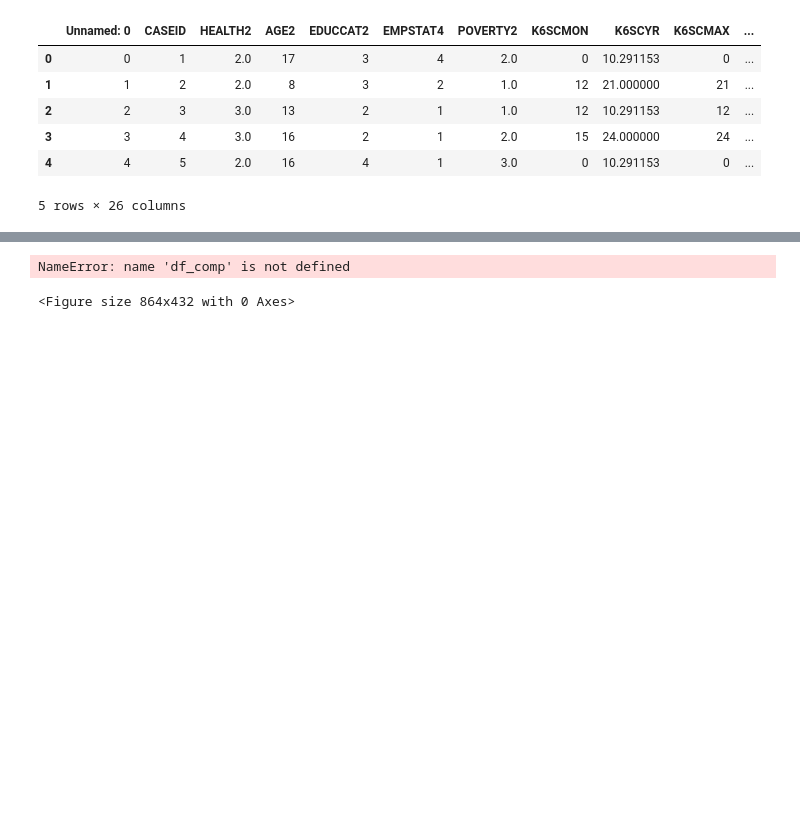
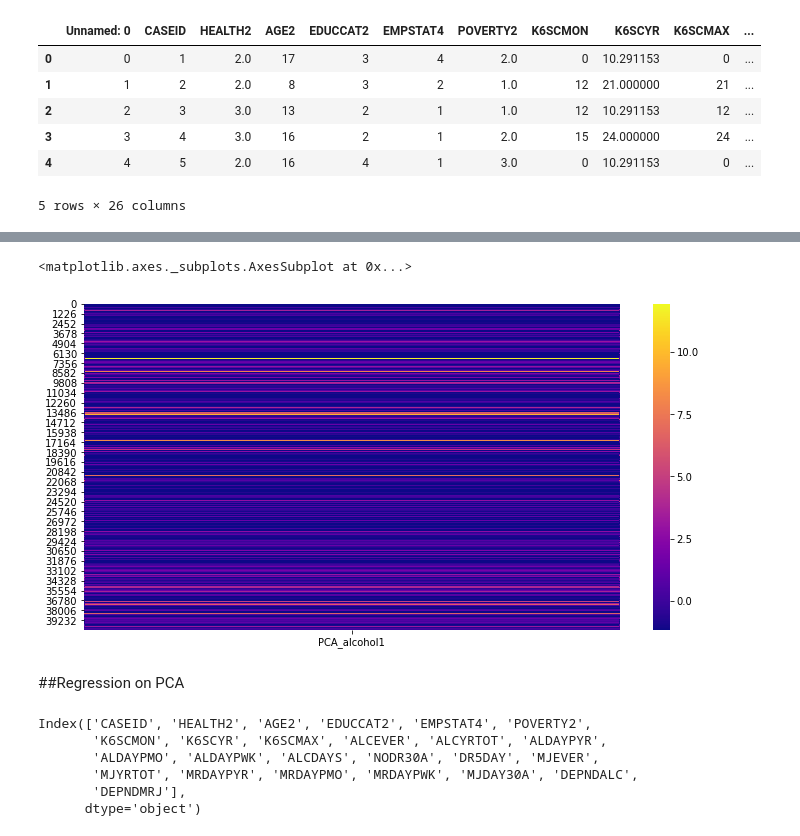
Before and after one commit to 06fsantos/DA_Mental_Illness, a Jupyter notebook: DA_Mental_Illness/PCA.ipynb, the cells around one changed output, grey strips where cells are left out. Saved outputs shown, nothing was run; the diff lists cells and outputs as text; code cells hidden in the pictures; blank space fills up the shorter version.

Commit message:
git commit -m "adding PCA and regression"

```diff
--- a/DA_Mental_Illness/PCA.ipynb
+++ b/DA_Mental_Illness/PCA.ipynb
@@ -34,6 +77,4 @@ scaled_data = scaler.transform(df)
 # %%
 from sklearn.decomposition import PCA
 # %%
-pca = PCA(n_components=6)
+pca = PCA(n_components=1) #set how many dimensions
-# %%
-pca.fit(scaled_data)
@@ -43,2 +81,11 @@ PCA(copy=True, iterated_power='auto', n_components=6, random_state=None,
+# %%
+#pca.fit(scaled_data_alc)
+#pca.fit(scaled_data_mr)
+#pca.fit(scaled_data_K6)
+#x_alc_pca = pca.transform(scaled_data_alc)
+
+x_pca_alc =pca.fit_transform(scaled_data_alc)
+x_pca_mr =pca.fit_transform(scaled_data_mr)
+x_pca_K6 =pca.fit_transform(scaled_data_K6)
 # %%
 #Now we can transform this data to its first 2 principal components.
@@ -68,3 +135,7 @@ NameError: name 'cancer' is not defined
+# %%
+df_comp_alc =pd.DataFrame(data=x_pca_alc, columns= ['PCA_alcohol1'])
+df_comp_mr =pd.DataFrame(data=x_pca_alc, columns= ['PCA_marijuana'])
+df_comp_K6 =pd.DataFrame(data=x_pca_alc, columns= ['PCA K6'])
 # %%
 pca.components_  #In this numpy matrix array, each row represents a principal component, and each column relates back to the original features. we can visualize this relationship with a heatmap:
 # %% [output]
@@ -90,8 +145,9 @@ df_comp = pd.DataFrame(pca.components_,columns=cancer['feature_names'])
 # %%
+#delete this too, the heatmap doesn't say anything with 1 dimension
 plt.figure(figsize=(12,6))
-sns.heatmap(df_comp,cmap='plasma',)
+sns.heatmap(df_comp_alc,cmap='plasma',)
 # %% [output]
-NameError: name 'df_comp' is not defined
+<matplotlib.axes._subplots.AxesSubplot at 0x...>
-<Figure size 864x432 with 0 Axes>
+[figure, added]
 # %%
 #This heatmap and the color bar basically represent the correlation between the various feature and the principal component itself.
@@ -97,0 +156,11 @@ NameError: name 'df_comp' is not defined
+# %% [markdown]
+##Regression on PCA
+# %%
+df.columns
+# %% [output]
+Index(['CASEID', 'HEALTH2', 'AGE2', 'EDUCCAT2', 'EMPSTAT4', 'POVERTY2',
+       'K6SCMON', 'K6SCYR', 'K6SCMAX', 'ALCEVER', 'ALCYRTOT', 'ALDAYPYR',
+       'ALDAYPMO', 'ALDAYPWK', 'ALCDAYS', 'NODR30A', 'DR5DAY', 'MJEVER',
+       'MJYRTOT', 'MRDAYPYR', 'MRDAYPMO', 'MRDAYPWK', 'MJDAY30A', 'DEPNDALC',
+       'DEPNDMRJ'],
+      dtype='object')
```
Also changed, not shown: parts of 33 cells of this notebook.
